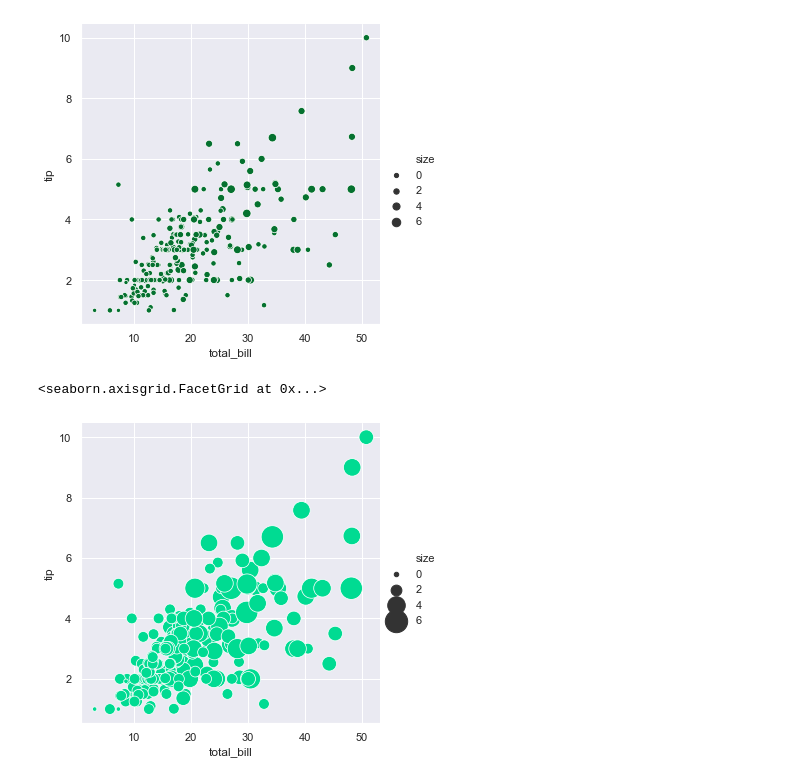
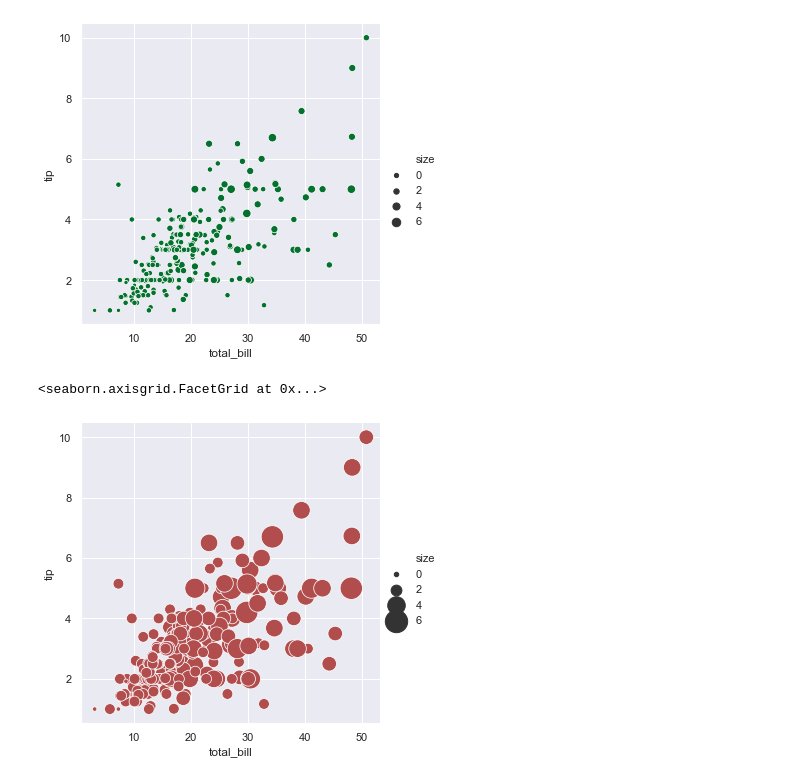
Before and after one commit to Demid-demid/Data-Visualisation, a Jupyter notebook: Seaborn_crash_course.ipynb, the cells around one changed output. Drawn from its saved outputs; the diff is of its cells as text; code cells hidden in the pictures.

Commit message:
sb.set_palette added

```diff
--- a/Seaborn_crash_course.ipynb
+++ b/Seaborn_crash_course.ipynb
@@ -55,9 +55,9 @@ sb.relplot(x="total_bill", y="tip", data=tips, size="size" )
 <seaborn.axisgrid.FacetGrid at 0x...>
 [figure]
 # %%
-sb.set_palette("winter_r") # to  change color  use set  palette
+sb.set_palette("Set1", n_colors=8, desat=.5) # to  change color  use set  palette
 sb.relplot(x="total_bill", y="tip", data=tips, size="size", sizes = (20,500))
 #sizes will change the actual size of circles
 # %% [output]
 <seaborn.axisgrid.FacetGrid at 0x...>
-[figure, old version]
+[figure, new version]
```
Also changed, not shown: parts of 1 cell of this notebook.
